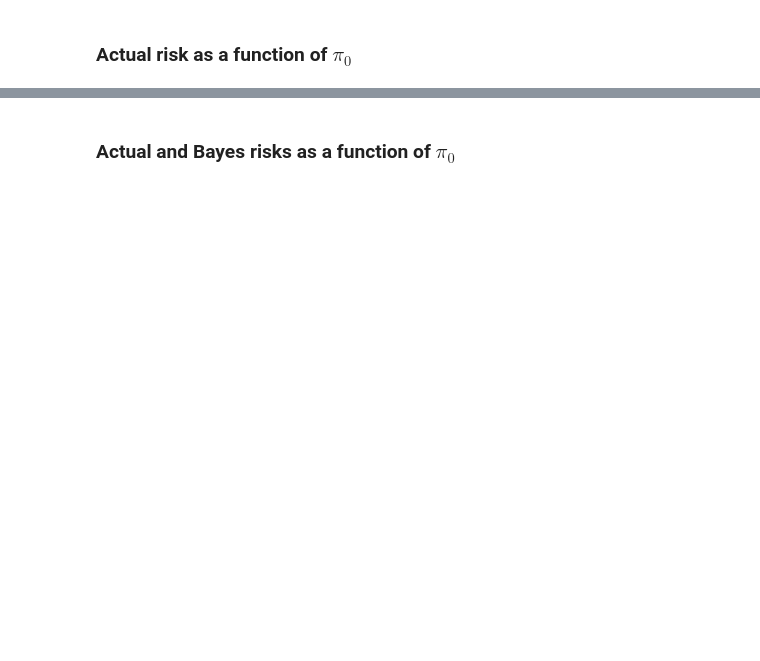
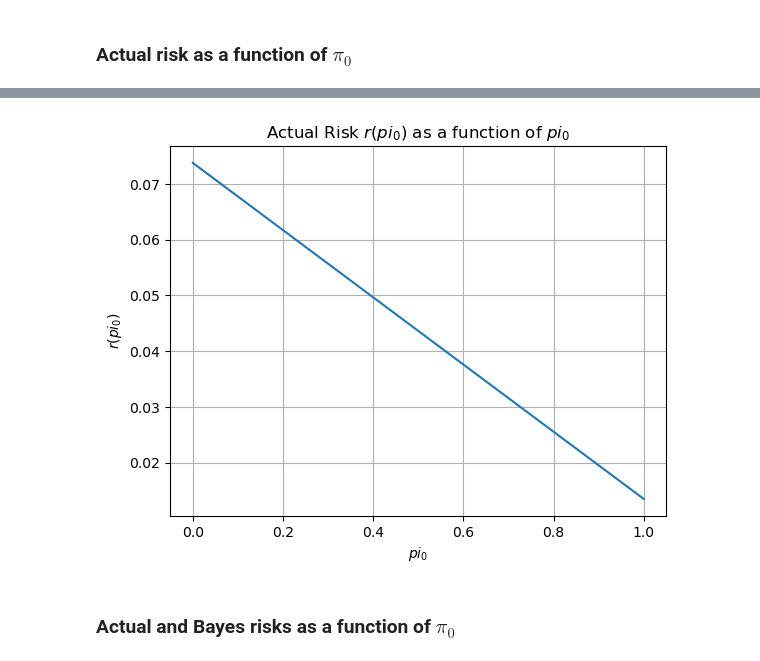
Before and after one commit to telecombook/book, a Jupyter notebook: _sources/c2_s9_minimax.ipynb, the cells around one changed output, grey strips where cells are left out. Saved outputs shown, nothing was run; the diff lists cells and outputs as text; code cells hidden in the pictures; blank space fills up the shorter version.

```diff
--- a/_sources/c2_s9_minimax.ipynb
+++ b/_sources/c2_s9_minimax.ipynb
@@ -157,3 +244,16 @@ plt.show()
+# %%
+a = 0.7  # we guess that the prior probability of H0 is 0.7
+r_values = [actual_risk(pi_0,a) for pi_0 in pi0_values]
+
+# Plotting the actual risk as a function of pi0
+plt.plot(pi0_values, r_values, label='$r(pi_0)$')
+plt.title('Actual Risk $r(pi_0)$ as a function of $pi_0$')
+plt.xlabel('$pi_0$')
+plt.ylabel('$r(pi_0)$')
+plt.grid(True)
+plt.show()
+# %% [output]
+[figure, added]
 # %% [markdown]
 ### Actual and Bayes risks as a function of $\pi_0$
 # %%
```
Also changed, not shown: parts of 20 cells of this notebook, 36 other files.
